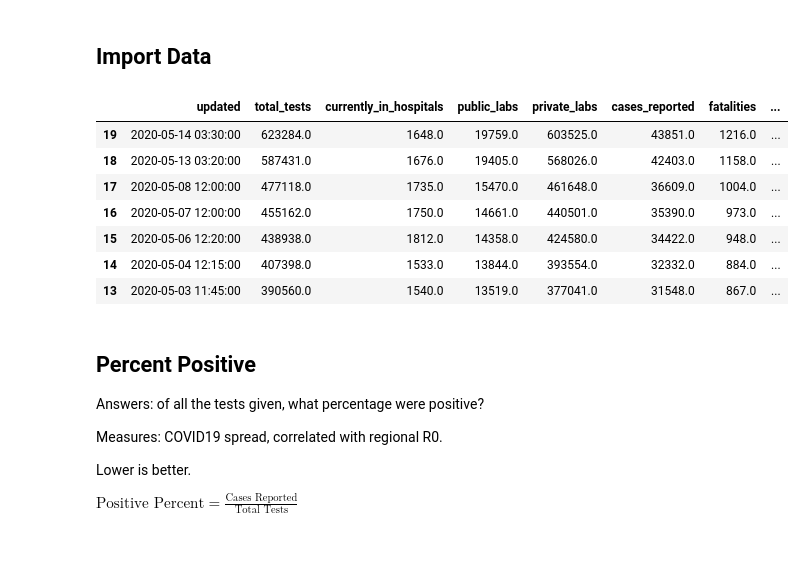
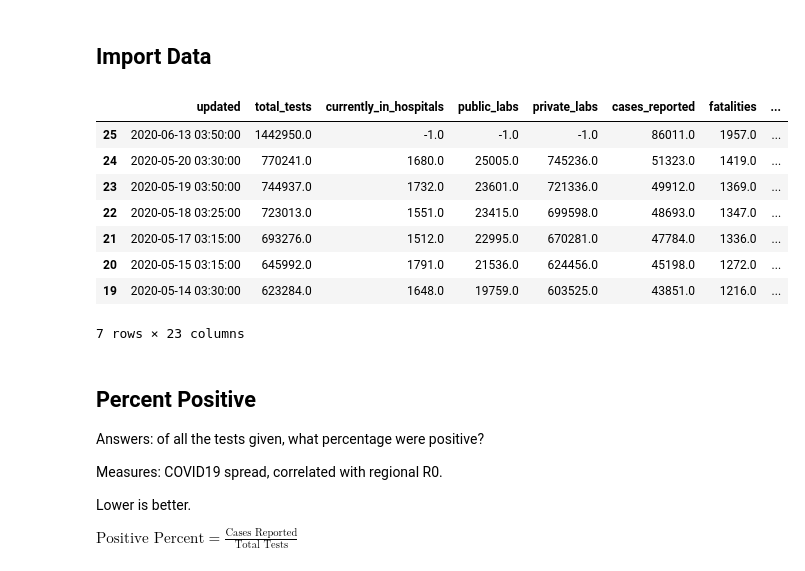
Before and after one commit to theobjectivedad/tx_covid19_analysis, a Jupyter notebook: TX DHHS COVID19 Data Analysis.ipynb, the cells around one changed output. Cells and saved outputs as stored; diff of their text form; code cells hidden in the pictures.

```diff
--- a/TX DHHS COVID19 Data Analysis.ipynb
+++ b/TX DHHS COVID19 Data Analysis.ipynb
@@ -20,40 +20,80 @@ import numpy as np
 path = 'data'
 
 frames = list()
 for f in glob(join(path, '*.csv')):
     tmp_df = pd.read_csv(f, parse_dates=['updated', 'ts'], infer_datetime_format=True)
     tmp_df['file'] = f
     frames.append(tmp_df)
 
 
 df = pd.concat(frames) \
     .sort_values(by='updated', ascending=True) \
     .reset_index(drop=True) \
     [['updated', 'total_tests', 'currently_in_hospitals', 'public_labs', 'private_labs', 'cases_reported', 'fatalities', 'file', 'ts']]
 
 
 # Answers: of all the tests given, what percentage were positive?
 # Measures: COVID19 spread and is correlated with regional R0.
 # Lower is better.
 df['positive_pct'] = df['cases_reported'] / df['total_tests']
 
 #
 df['fatality_pct'] = df['fatalities']  / df['cases_reported']
 
 
 df['hosp_pct'] = df['currently_in_hospitals'] / df['cases_reported']
 
+
+
+# Which fields to calulate differences on
+diff_fields = [
+    'updated',
+    'total_tests',
+    'currently_in_hospitals',
+    'cases_reported',
+    'fatalities',
+]
+
+for f in diff_fields:
+    df['%s.1' % f] = df[f].shift(1)
+    df['%s_new' % f] = df[f] - df['%s.1' % f]
+
+
+
+
+# Determine the number of days since the last update
+def date_calc(row):
+    if np.isnan(row['updated_new'].days) or row['updated_new'].days <= 1:
+        return 1
+    else:
+        return row['updated_new'].days
+
+
+# How many days since the last update (sometimes I miss a day)
+df['new_days'] = df.apply(date_calc, axis=1)
+
+
+
+for f in diff_fields:
+    df['%s_new_adj' % f] = (df[f] - df['%s.1' % f]) / df['new_days']
+
+# Drop columns not needed
+df = df.drop(df.filter(regex='^.*\.1$').columns,axis=1)
+
+
+
 # Diaplay last 14 days
 df.sort_values(by=['updated'], ascending=False).head(7)
 # %% [output]
 |  | updated | total_tests | currently_in_hospitals | public_labs | private_labs | cases_reported | fatalities | ... |
+| 25 | 2020-06-13 03:50:00 | 1442950.0 | -1.0 | -1.0 | -1.0 | 86011.0 | 1957.0 | ... |
+| 24 | 2020-05-20 03:30:00 | 770241.0 | 1680.0 | 25005.0 | 745236.0 | 51323.0 | 1419.0 | ... |
+| 23 | 2020-05-19 03:50:00 | 744937.0 | 1732.0 | 23601.0 | 721336.0 | 49912.0 | 1369.0 | ... |
+| 22 | 2020-05-18 03:25:00 | 723013.0 | 1551.0 | 23415.0 | 699598.0 | 48693.0 | 1347.0 | ... |
+| 21 | 2020-05-17 03:15:00 | 693276.0 | 1512.0 | 22995.0 | 670281.0 | 47784.0 | 1336.0 | ... |
+| 20 | 2020-05-15 03:15:00 | 645992.0 | 1791.0 | 21536.0 | 624456.0 | 45198.0 | 1272.0 | ... |
 | 19 | 2020-05-14 03:30:00 | 623284.0 | 1648.0 | 19759.0 | 603525.0 | 43851.0 | 1216.0 | ... |
-| 18 | 2020-05-13 03:20:00 | 587431.0 | 1676.0 | 19405.0 | 568026.0 | 42403.0 | 1158.0 | ... |
-| 17 | 2020-05-08 12:00:00 | 477118.0 | 1735.0 | 15470.0 | 461648.0 | 36609.0 | 1004.0 | ... |
-| 16 | 2020-05-07 12:00:00 | 455162.0 | 1750.0 | 14661.0 | 440501.0 | 35390.0 | 973.0 | ... |
-| 15 | 2020-05-06 12:20:00 | 438938.0 | 1812.0 | 14358.0 | 424580.0 | 34422.0 | 948.0 | ... |
-| 14 | 2020-05-04 12:15:00 | 407398.0 | 1533.0 | 13844.0 | 393554.0 | 32332.0 | 884.0 | ... |
-| 13 | 2020-05-03 11:45:00 | 390560.0 | 1540.0 | 13519.0 | 377041.0 | 31548.0 | 867.0 | ... |
+7 rows × 23 columns
 # %% [markdown]
 ## Percent Positive
 
```
Also changed, not shown: parts of 9 cells of this notebook, 8 other files.
